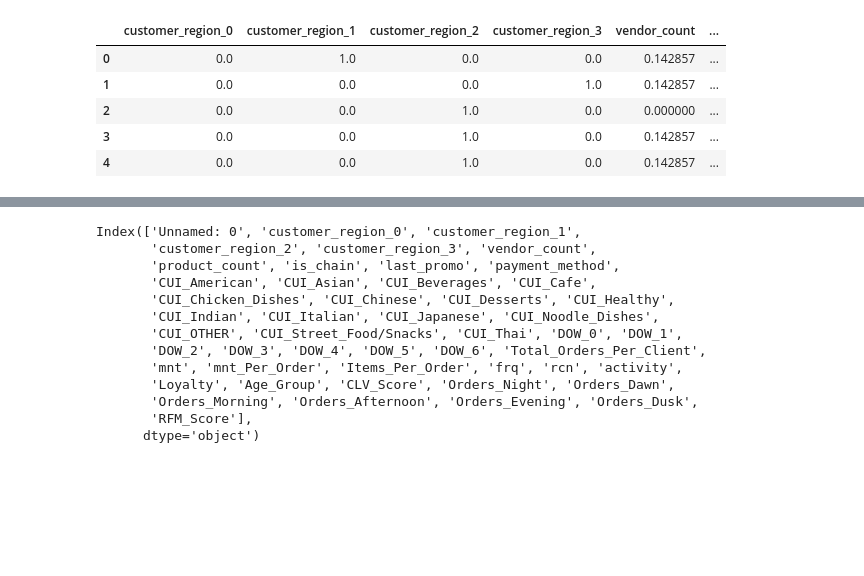
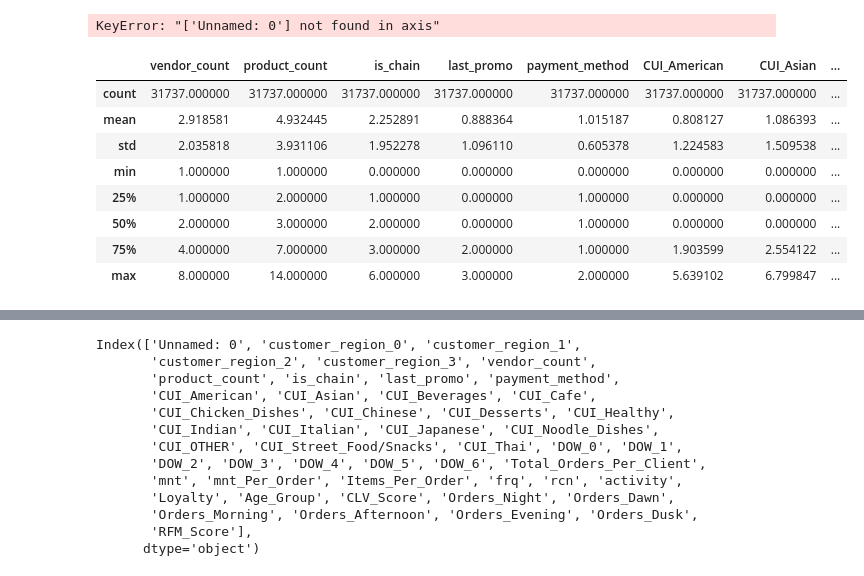
Before and after one commit to diogoruivo47/Data-Mining, a Jupyter notebook: optimal_cluster_count+partitioningmodel.ipynb, the cells around one changed output, grey strips where cells are left out. Drawn from its saved outputs; the diff is of its cells as text; code cells hidden in the pictures; blank space fills up the shorter version.

```diff
--- a/optimal_cluster_count+partitioningmodel.ipynb
+++ b/optimal_cluster_count+partitioningmodel.ipynb
@@ -37,11 +44,27 @@ df = pd.read_csv('data_clean.csv')
 pd.set_option("display.max_columns", None)
 
 df = df.drop(columns=['Unnamed: 0'])
-df.head()
+df.columns
 # %% [output]
-|  | customer_region_0 | customer_region_1 | customer_region_2 | customer_region_3 | vendor_count | ... |
-| 0 | 0.0 | 1.0 | 0.0 | 0.0 | 0.142857 | ... |
-| 1 | 0.0 | 0.0 | 0.0 | 1.0 | 0.142857 | ... |
-| 2 | 0.0 | 0.0 | 1.0 | 0.0 | 0.000000 | ... |
-| 3 | 0.0 | 0.0 | 1.0 | 0.0 | 0.142857 | ... |
-| 4 | 0.0 | 0.0 | 1.0 | 0.0 | 0.142857 | ... |
+KeyError: "['Unnamed: 0'] not found in axis"
+# %%
+columns_to_scale = ['CUI_American', 'CUI_Asian', 'CUI_Beverages',
+       'CUI_Cafe', 'CUI_Chicken_Dishes', 'CUI_Chinese', 'CUI_Desserts',
+       'CUI_Healthy', 'CUI_Indian', 'CUI_Italian', 'CUI_Japanese',
+       'CUI_Noodle_Dishes', 'CUI_OTHER', 'CUI_Street_Food/Snacks', 'CUI_Thai'
+]
+
+# Using numpy's log1p for logarithmic scaling (adds 1 before taking log to handle zeros)
+df[columns_to_scale] = np.log1p(df[columns_to_scale])
+# %%
+df.describe()
+# %% [output]
+|  | vendor_count | product_count | is_chain | last_promo | payment_method | CUI_American | CUI_Asian | ... |
+| count | 31737.000000 | 31737.000000 | 31737.000000 | 31737.000000 | 31737.000000 | 31737.000000 | 31737.000000 | ... |
+| mean | 2.918581 | 4.932445 | 2.252891 | 0.888364 | 1.015187 | 0.808127 | 1.086393 | ... |
+| std | 2.035818 | 3.931106 | 1.952278 | 1.096110 | 0.605378 | 1.224583 | 1.509538 | ... |
+| min | 1.000000 | 1.000000 | 0.000000 | 0.000000 | 0.000000 | 0.000000 | 0.000000 | ... |
+| 25% | 1.000000 | 2.000000 | 1.000000 | 0.000000 | 1.000000 | 0.000000 | 0.000000 | ... |
+| 50% | 2.000000 | 3.000000 | 2.000000 | 0.000000 | 1.000000 | 0.000000 | 0.000000 | ... |
+| 75% | 4.000000 | 7.000000 | 3.000000 | 2.000000 | 1.000000 | 1.903599 | 2.554122 | ... |
+| max | 8.000000 | 14.000000 | 6.000000 | 3.000000 | 2.000000 | 5.639102 | 6.799847 | ... |
```
Also changed, not shown: parts of 10 cells of this notebook.
